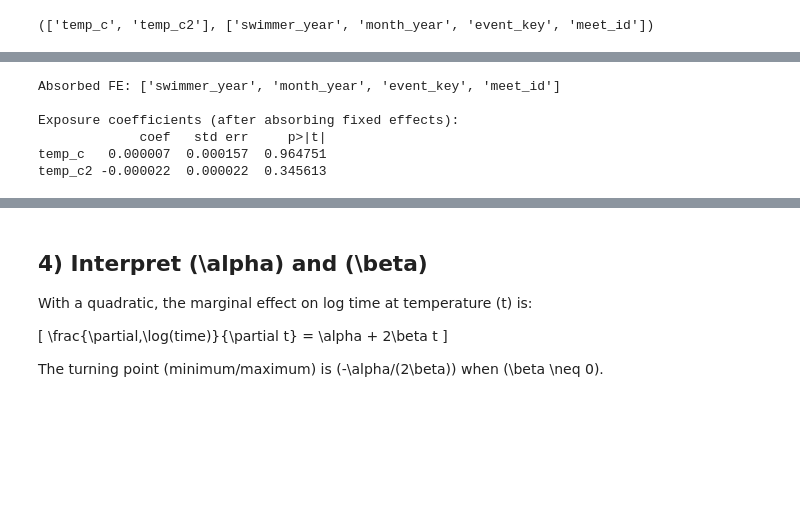
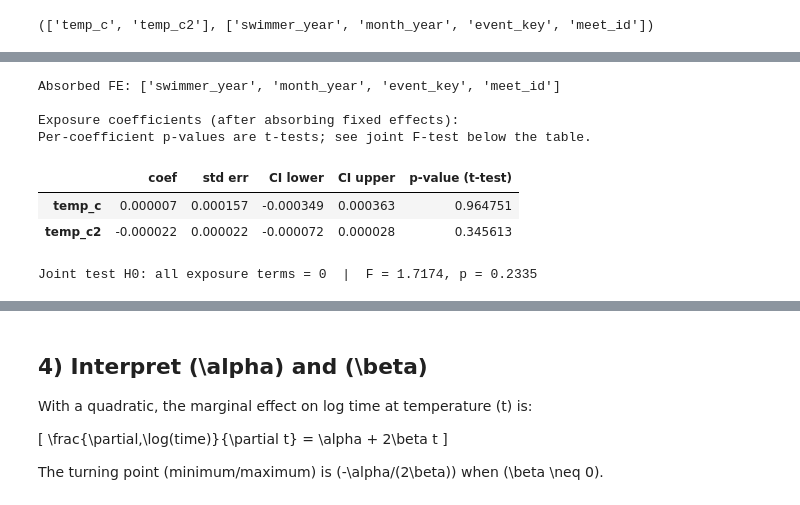
Before and after one commit to serenahuang225/swim-performance, a Jupyter notebook: notebooks/05_causal_fe_ols_statsmodels.ipynb, the cells around one changed output, grey strips where cells are left out. Saved outputs shown, nothing was run; the diff lists cells and outputs as text; code cells hidden in the pictures; blank space fills up the shorter version.

```diff
--- a/notebooks/05_causal_fe_ols_statsmodels.ipynb
+++ b/notebooks/05_causal_fe_ols_statsmodels.ipynb
@@ -187,39 +274,93 @@ def absorb_and_fit(data, y_col, x_cols, fe_cols, cluster_col="meet_id"):
 
     y_res = _residualize_vec(y, Z)
     X_res = {col: _residualize_vec(d[col].to_numpy(dtype=float), Z) for col in x_cols}
     X_df = pd.DataFrame(X_res, index=d.index)
     y_s = pd.Series(y_res, index=d.index, name="y_res")
 
     base = sm.OLS(y_s, X_df, hasconst=False).fit(method="qr")
     return base.get_robustcov_results(cov_type="cluster", groups=d[cluster_col])
 
 
+def joint_exposure_f_test(res, terms):
+    """H0: all listed exposure coefficients are zero (joint Wald / F-test)."""
+    names = list(res.model.exog_names)
+    k = len(names)
+    R = np.zeros((len(terms), k))
+    for i, term in enumerate(terms):
+        R[i, names.index(term)] = 1.0
+    ft = res.f_test(R)
+    return float(ft.fvalue), float(ft.pvalue)
+
+
+def _results_to_table(res, cols):
+    """Per-coefficient t-tests: coef, std err, 95% CI, p-value."""
+    names = list(res.model.exog_names)
+    params = np.asarray(res.params).ravel()
+    bse = np.asarray(res.bse).ravel()
+    pvals = np.asarray(res.pvalues).ravel()
+    ci = np.asarray(res.conf_int(alpha=0.05))
+    tab = pd.DataFrame({
+        "coef": params,
+        "std err": bse,
+        "CI lower": ci[:, 0],
+        "CI upper": ci[:, 1],
+        "p-value (t-test)": pvals,
+    }, index=names)
+    return tab.loc[cols]
+
+
 def print_exposure_summary(res, cols):
+    display(_results_to_table(res, cols))
+    f_stat, f_p = joint_exposure_f_test(res, cols)
+    print(f"Joint test H0: all exposure terms = 0  |  F = {f_stat:.4f}, p = {f_p:.4f}")
+
+
+def fit_model(data, fe_cols, x_cols=("temp", "temp2"), cluster_col="meet_id"):
+    """OLS of log_time on temp + temp2, optionally absorbing fe_cols (cluster SEs)."""
+    need = ["log_time", cluster_col] + list(x_cols) + list(fe_cols)
+    d = data.dropna(subset=need).copy()
+    if not fe_cols:
+        X = sm.add_constant(d[list(x_cols)])
+        base = sm.OLS(d["log_time"], X).fit(method="qr")
+        return base.get_robustcov_results(cov_type="cluster", groups=d[cluster_col])
+    return absorb_and_fit(d, "log_time", list(x_cols), fe_cols, cluster_col)
+
+
+def _term_row(res, term, prefix):
     names = list(res.model.exog_names)
-    tab = pd.DataFrame({
-        "coef": np.asarray(res.params).ravel(),
-        "std err": np.asarray(res.bse).ravel(),
-        "p>|t|": np.asarray(res.pvalues).ravel(),
-    }, index=names)
-    print(tab.loc[cols])
+    i = names.index(term)
+    params = np.asarray(res.params).ravel()
+    bse = np.asarray(res.bse).ravel()
+    pvals = np.asarray(res.pvalues).ravel()
+    ci = np.asarray(res.conf_int(alpha=0.05))
+    return {
+        f"{prefix} coef": params[i],
+        f"{prefix} std err": bse[i],
+        f"{prefix} CI lower": ci[i, 0],
+        f"{prefix} CI upper": ci[i, 1],
+        f"{prefix} p-value (t)": pvals[i],
+    }
 
 
 fe_cols_used = fe_cols_full
 try:
     res_meet = absorb_and_fit(df, "log_time", exposure_cols, fe_cols_used)
     print("Absorbed FE:", fe_cols_used)
 except np.linalg.LinAlgError as e:
     print("Primary fit failed:", type(e).__name__, str(e))
     fe_cols_used = [c for c in fe_cols_full if c != "month_year"]
     print("Retrying without month_year; absorbed FE:", fe_cols_used)
     res_meet = absorb_and_fit(df, "log_time", exposure_cols, fe_cols_used)
 
 print("\nExposure coefficients (after absorbing fixed effects):")
+print("Per-coefficient p-values are t-tests; see joint F-test below the table.")
 print_exposure_summary(res_meet, exposure_cols)
 # %% [output]
 Absorbed FE: ['swimmer_year', 'month_year', 'event_key', 'meet_id']
 
 Exposure coefficients (after absorbing fixed effects):
-             coef   std err     p>|t|
-temp_c   0.000007  0.000157  0.964751
-temp_c2 -0.000022  0.000022  0.345613
+Per-coefficient p-values are t-tests; see joint F-test below the table.
+|  | coef | std err | CI lower | CI upper | p-value (t-test) |
+| temp_c | 0.000007 | 0.000157 | -0.000349 | 0.000363 | 0.964751 |
+| temp_c2 | -0.000022 | 0.000022 | -0.000072 | 0.000028 | 0.345613 |
+Joint test H0: all exposure terms = 0  |  F = 1.7174, p = 0.2335
```
Also changed, not shown: parts of 9 cells of this notebook, 1 other file.
